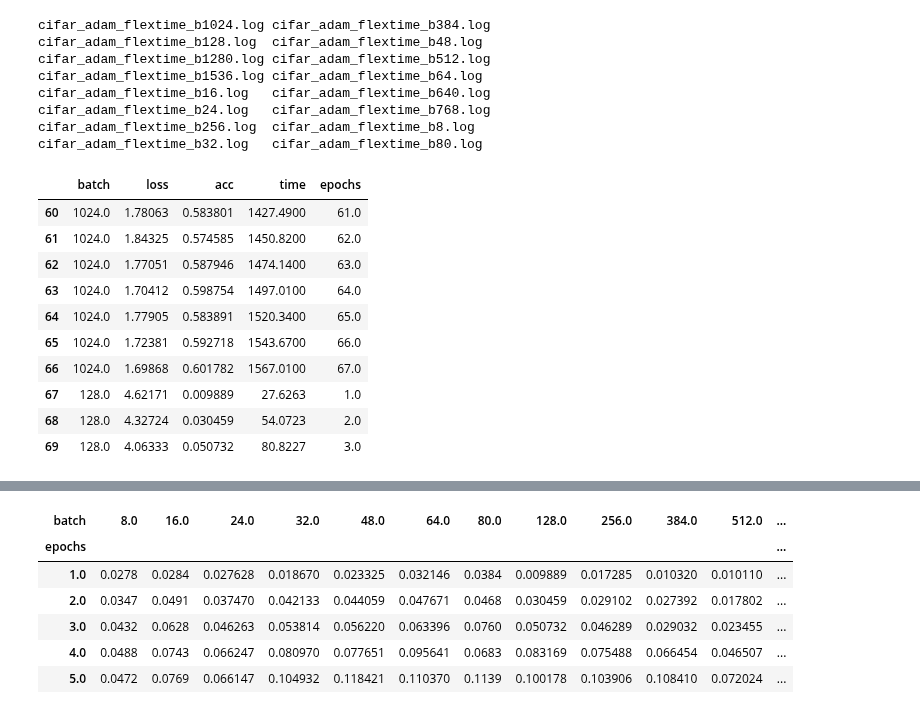
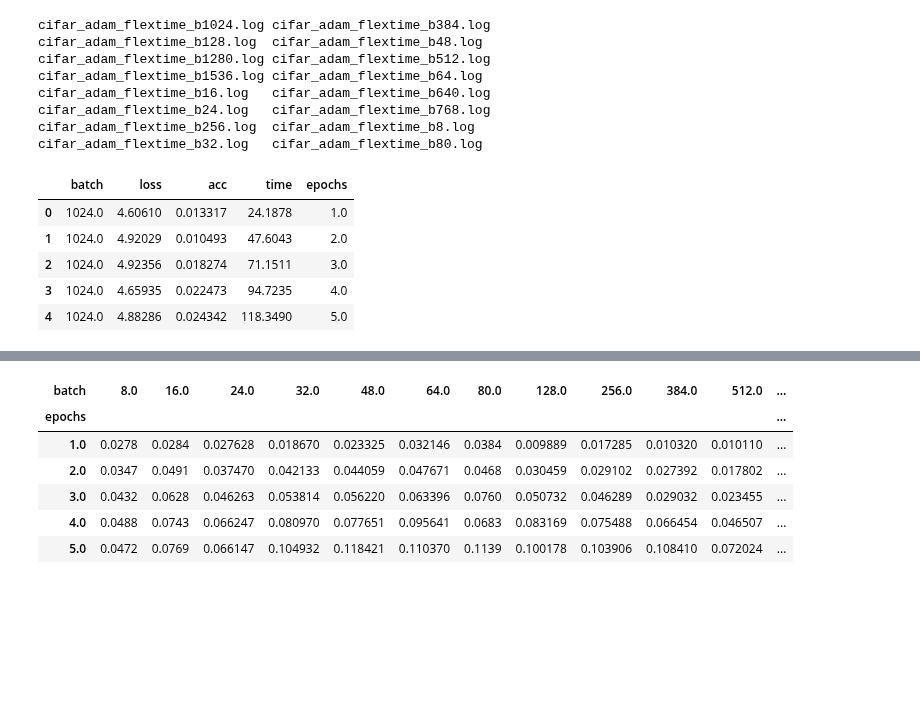
Before and after one commit to pyotr777/mlbenchmarks, a Jupyter notebook: Chainer/DL_train_cifar_flextime_adam.ipynb, the cells around one changed output, grey strips where cells are left out. Saved outputs shown, nothing was run; the diff lists cells and outputs as text; code cells hidden in the pictures; blank space fills up the shorter version.

```diff
--- a/Chainer/DL_train_cifar_flextime_adam.ipynb
+++ b/Chainer/DL_train_cifar_flextime_adam.ipynb
@@ -79,21 +79,16 @@ def readfile(filename,debug=False):
 # %%
 df = pd.DataFrame(data=None,columns=["batch","loss","acc","time","epochs"])
 for file in files:
 #print files[2]
     df1 = readfile(file)
     #print df1.head()
     if len(df1) > 0:
         df = pd.concat([df,df1],ignore_index=True)
-df.iloc[60:70]
+df[df["batch"]==1024].head()
 # %% [output]
 |  | batch | loss | acc | time | epochs |
-| 60 | 1024.0 | 1.78063 | 0.583801 | 1427.4900 | 61.0 |
-| 61 | 1024.0 | 1.84325 | 0.574585 | 1450.8200 | 62.0 |
-| 62 | 1024.0 | 1.77051 | 0.587946 | 1474.1400 | 63.0 |
-| 63 | 1024.0 | 1.70412 | 0.598754 | 1497.0100 | 64.0 |
-| 64 | 1024.0 | 1.77905 | 0.583891 | 1520.3400 | 65.0 |
-| 65 | 1024.0 | 1.72381 | 0.592718 | 1543.6700 | 66.0 |
-| 66 | 1024.0 | 1.69868 | 0.601782 | 1567.0100 | 67.0 |
-| 67 | 128.0 | 4.62171 | 0.009889 | 27.6263 | 1.0 |
-| 68 | 128.0 | 4.32724 | 0.030459 | 54.0723 | 2.0 |
-| 69 | 128.0 | 4.06333 | 0.050732 | 80.8227 | 3.0 |
+| 0 | 1024.0 | 4.60610 | 0.013317 | 24.1878 | 1.0 |
+| 1 | 1024.0 | 4.92029 | 0.010493 | 47.6043 | 2.0 |
+| 2 | 1024.0 | 4.92356 | 0.018274 | 71.1511 | 3.0 |
+| 3 | 1024.0 | 4.65935 | 0.022473 | 94.7235 | 4.0 |
+| 4 | 1024.0 | 4.88286 | 0.024342 | 118.3490 | 5.0 |
```
Also changed, not shown: parts of 6 cells of this notebook, 1 other file.
